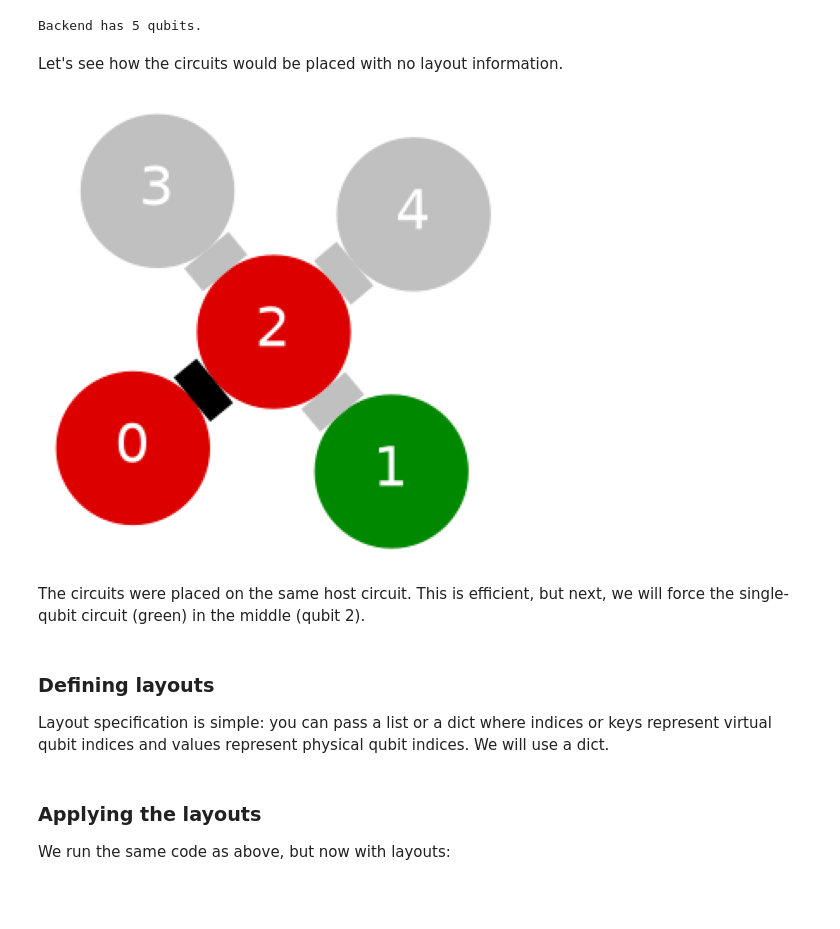
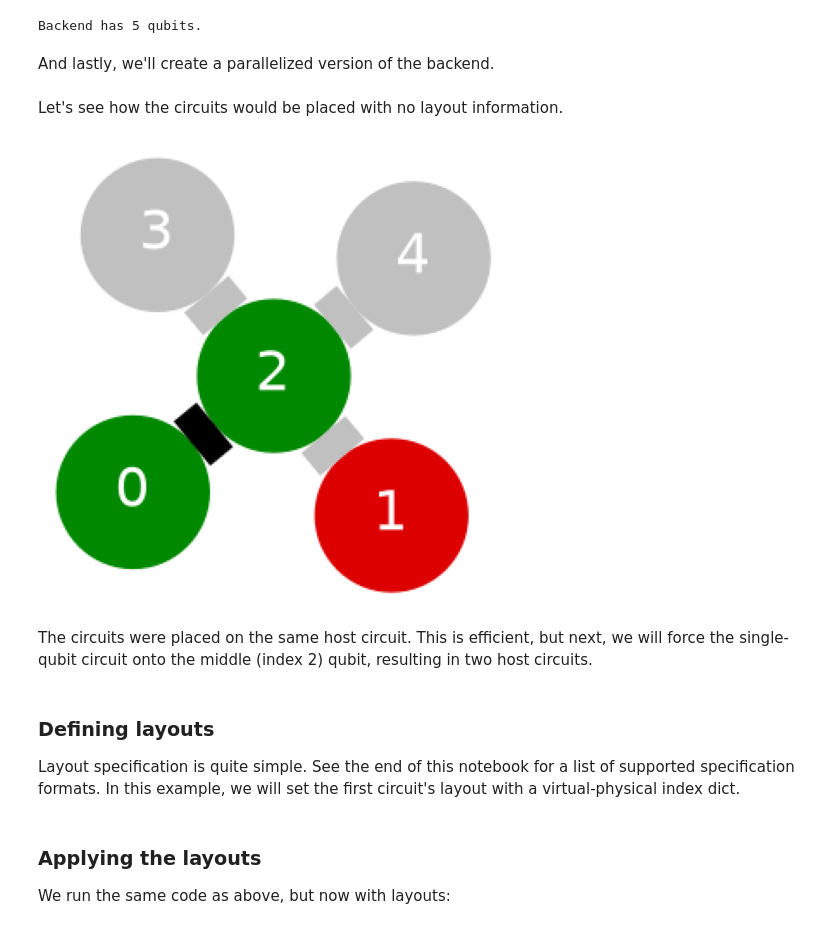
Before and after one commit to vttresearch/qc-parallelizer, a Jupyter notebook: notebooks/circuit-layouts.ipynb, the cells around one changed output. Saved outputs shown, nothing was run; the diff lists cells and outputs as text; code cells hidden in the pictures; blank space fills up the shorter version.

Commit message:
Update layouts notebook, improve layout visualization

```diff
--- a/notebooks/circuit-layouts.ipynb
+++ b/notebooks/circuit-layouts.ipynb
@@ -38,7 +30,7 @@ circuits into separate host circuits.
 
 First, we will define and plot the circuits.
 # %%
-circuits = [qiskit.QuantumCircuit(1)] + [qiskit.QuantumCircuit(2)]
+circuits = [qiskit.QuantumCircuit(1), qiskit.QuantumCircuit(2)]
 for circuit in circuits:
     circuit.h(0)
     if circuit.width() > 1:
@@ -55,21 +47,25 @@ backend = iqm.IQMFakeAdonis()
 print(f"Backend has {backend.num_qubits} qubits.")
 # %% [output]
 Backend has 5 qubits.
+# %% [markdown]
+And lastly, we'll create a parallelized version of the backend.
+# %%
+par_backend = Parallelizer().across(backend, auto_exec=False)
 # %% [markdown]
 Let's see how the circuits would be placed with no layout information.
-# %%
-rearranged = parallelizer.rearrange(circuits, backend)
-parallelizer.visualization.plot_placements(rearranged)
-# %% [output]
-[figure, removed]
+# %%
+par_backend.run(circuits).draw()
+# %% [output]
+[figure, added]
 # %% [markdown]
 The circuits were placed on the same host circuit. This is efficient, but next, we will force the
-single-qubit circuit (green) in the middle (qubit 2).
+single-qubit circuit onto the middle (index 2) qubit, resulting in two host circuits.
-# %% [markdown]
-### Defining layouts
-
-Layout specification is simple: you can pass a list or a dict where indices or keys represent
-virtual qubit indices and values represent physical qubit indices. We will use a dict.
+# %% [markdown]
+### Defining layouts
+
+Layout specification is quite simple. See the end of this notebook for a list of supported
+specification formats. In this example, we will set the first circuit's layout with a
+virtual-physical index dict.
 # %%
 circuits_with_layouts = [
     (circuits[0], {0: 2}), # For this circuit, virt. qubit 0 must be placed on phys. qubit 2.
```
Also changed, not shown: parts of 7 cells of this notebook, 2 other files.
